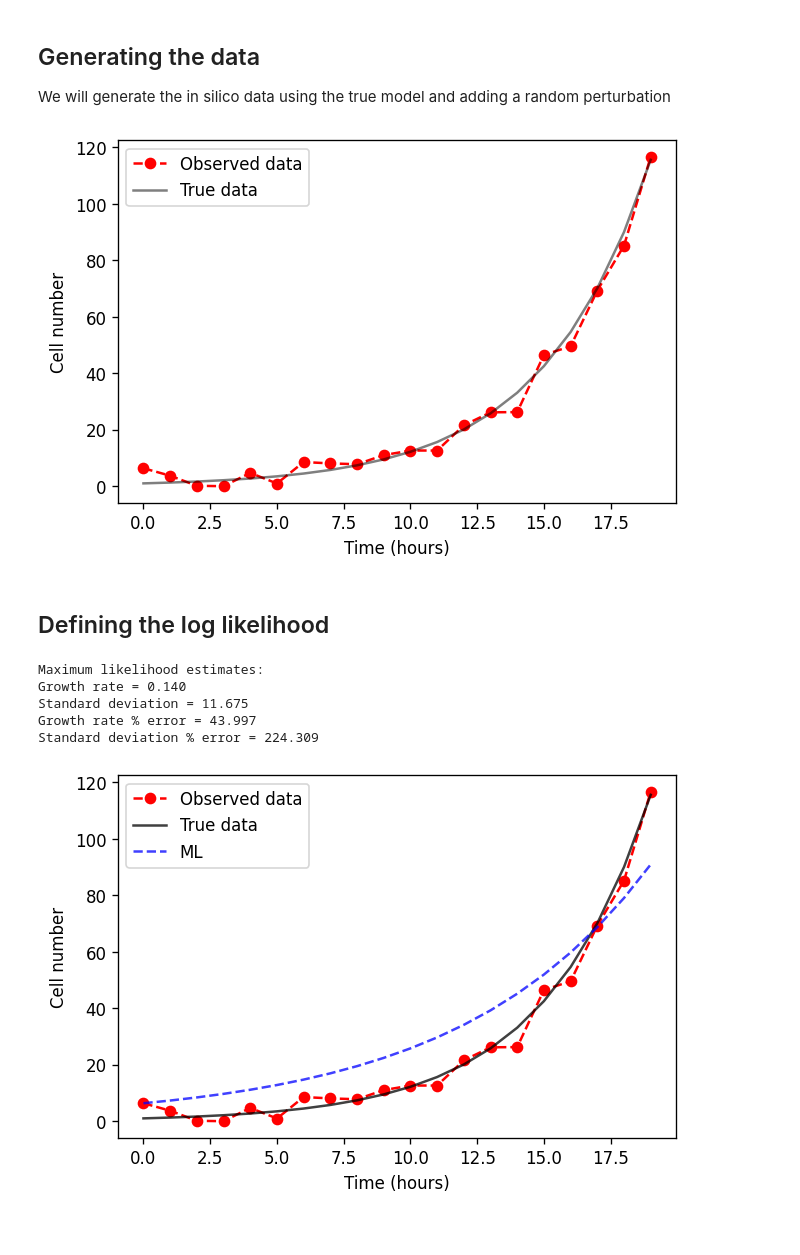
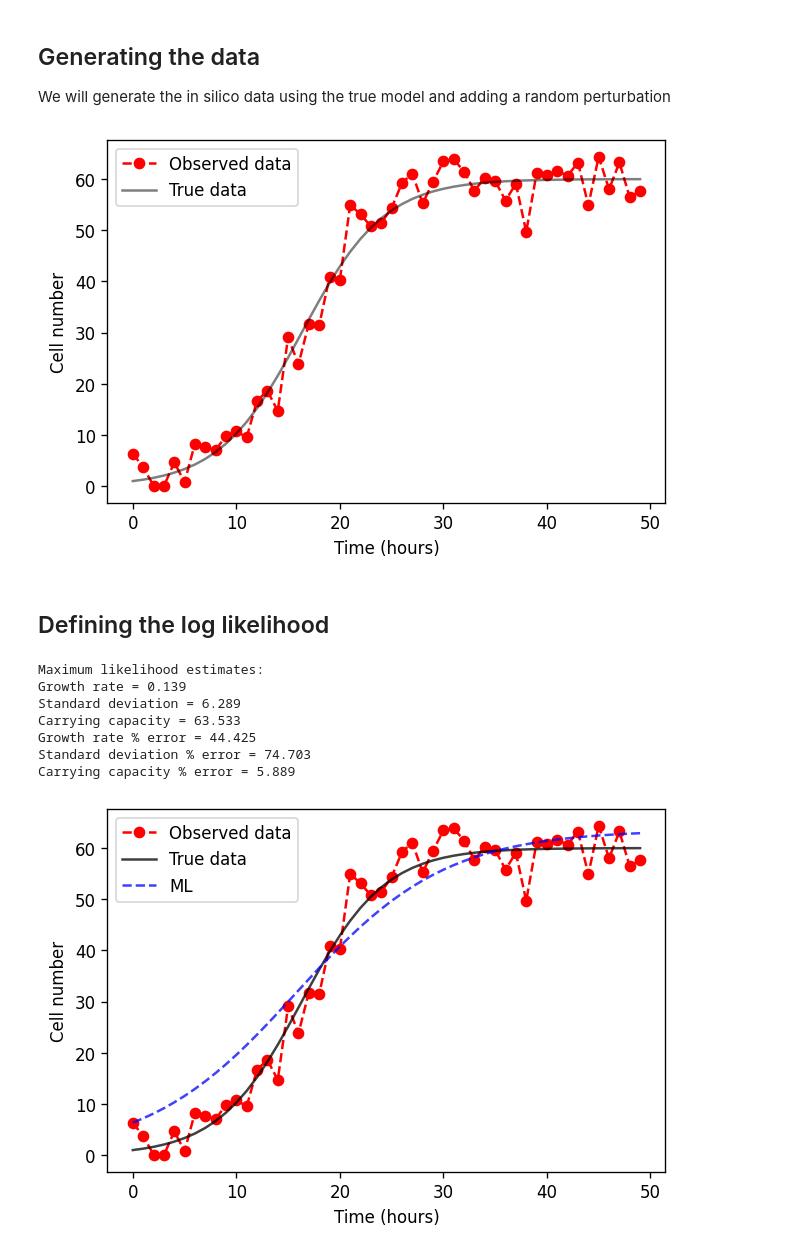
Before and after one commit to Ernesto-Lima/VeraoLNCC2021, a Jupyter notebook: day03_calibration.ipynb, the cells around one changed output. Drawn from its saved outputs; the diff is of its cells as text; code cells hidden in the pictures.

```diff
--- a/day03_calibration.ipynb
+++ b/day03_calibration.ipynb
@@ -18,16 +18,16 @@ Let C be the number of tumor cells and assuming that the tumor grows exponential
 # %%
 # Let y be the vector of outputs, t the time, and p the vector of parameters
 def control_tumor(y, t, p):
-    return p[0] * y[0]
+    return p[0] * y[0] * (1.0 - y[0] / p[1])
 # %% [markdown]
 ## Generating the data
 We will generate the in silico data using the true model and adding a random perturbation
 # %%
 # Define time interval, parameter value, and initial condition
-times = np.arange(0,20,1)
-true_growth, true_ic = 0.25, 1
+times = np.arange(0,50,1)
+true_growth, true_ic, true_carry = 0.25, 1, 60
 # Solving the ODE model
-y = odeint(control_tumor, t=times, y0=true_ic, args=tuple([[true_growth]]))
+y = odeint(control_tumor, t=times, y0=true_ic, args=tuple([[true_growth,true_carry]]))
 #Adding perturbation
 true_std = 3.6
 #np.random.seed(20394) # For reproducibility
@@ -43,45 +43,49 @@ plt.xlabel('Time (hours)')
 plt.ylabel('Cell number');
 plt.show()
 # %% [output]
-[figure, old version]
+[figure, new version]
 # %% [markdown]
 ## Defining the log likelihood
 # %%
 def log_likelihood(theta, times, y):
-    cal_growth, cal_std = theta
-    model = odeint(control_tumor, t=times, y0=y[0], args=tuple([[cal_growth]]))
+    cal_growth, cal_std, cal_carry = theta
+    model = odeint(control_tumor, t=times, y0=y[0], args=tuple([[cal_growth,cal_carry]]))
     variance = cal_std*cal_std
     return -0.5 * np.sum((y - model) ** 2 / variance + np.log(variance))
 # %%
 nll = lambda *args: -log_likelihood(*args)
-initial = np.array([0.4, 0.3])+ 0.1 * np.random.randn(2)
+initial = np.array([0.4, 0.3, 50.0])+ 0.1 * np.random.randn(3)
 from scipy.optimize import Bounds
-bounds = Bounds([0.0, 0.1], [1.0, 50.0])
+bounds = Bounds([0.0, 0.1, 10.0], [1.0, 50.0, 120.0])
 soln = minimize(nll, initial, args=(times, yobs), bounds=bounds)
-ml_growth, ml_std = soln.x
+ml_growth, ml_std, ml_carry = soln.x
 
 print("Maximum likelihood estimates:")
 print("Growth rate = {0:.3f}".format(ml_growth))
 print("Standard deviation = {0:.3f}".format(ml_std))
+print("Carrying capacity = {0:.3f}".format(ml_carry))
 print("Growth rate % error = {0:.3f}".format(100*abs(ml_growth-true_growth)/true_growth))
 print("Standard deviation % error = {0:.3f}".format(100*abs(ml_std-true_std)/true_std))
+print("Carrying capacity % error = {0:.3f}".format(100*abs(ml_carry-true_carry)/true_carry))
 
-y_ml = odeint(control_tumor, t=times, y0=yobs[0], args=tuple([[ml_growth]]))
+y_ml = odeint(control_tumor, t=times, y0=yobs[0], args=tuple([[ml_growth,ml_carry]]))
 
 fig, ax = plt.subplots(dpi=120)
 plt.plot(times, yobs, label='Observed data', linestyle='dashed', marker='o', color='red')
 plt.plot(times, y, label='True data', color='k', alpha=0.75)
 plt.plot(times, y_ml, label='ML', linestyle='dashed', color='blue', alpha=0.75)
 plt.legend()
 plt.xlabel('Time (hours)')
 plt.ylabel('Cell number');
 plt.show()
 # %% [output]
 Maximum likelihood estimates:
-Growth rate = 0.140
-Standard deviation = 11.675
-Growth rate % error = 43.997
-Standard deviation % error = 224.309
+Growth rate = 0.139
+Standard deviation = 6.289
+Carrying capacity = 63.533
+Growth rate % error = 44.425
+Standard deviation % error = 74.703
+Carrying capacity % error = 5.889
-[figure, old version]
+[figure, new version]
 # %%
 def log_likelihood_ic(theta, times, y):
```
Also changed, not shown: parts of 13 cells of this notebook.
